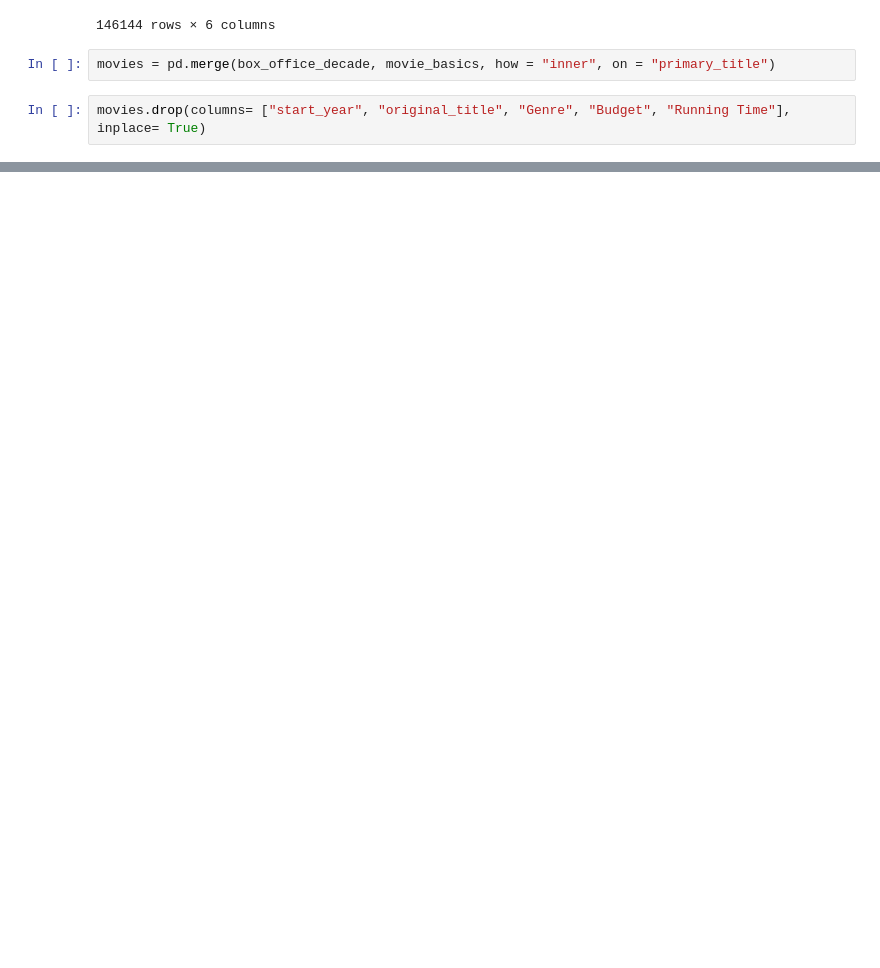
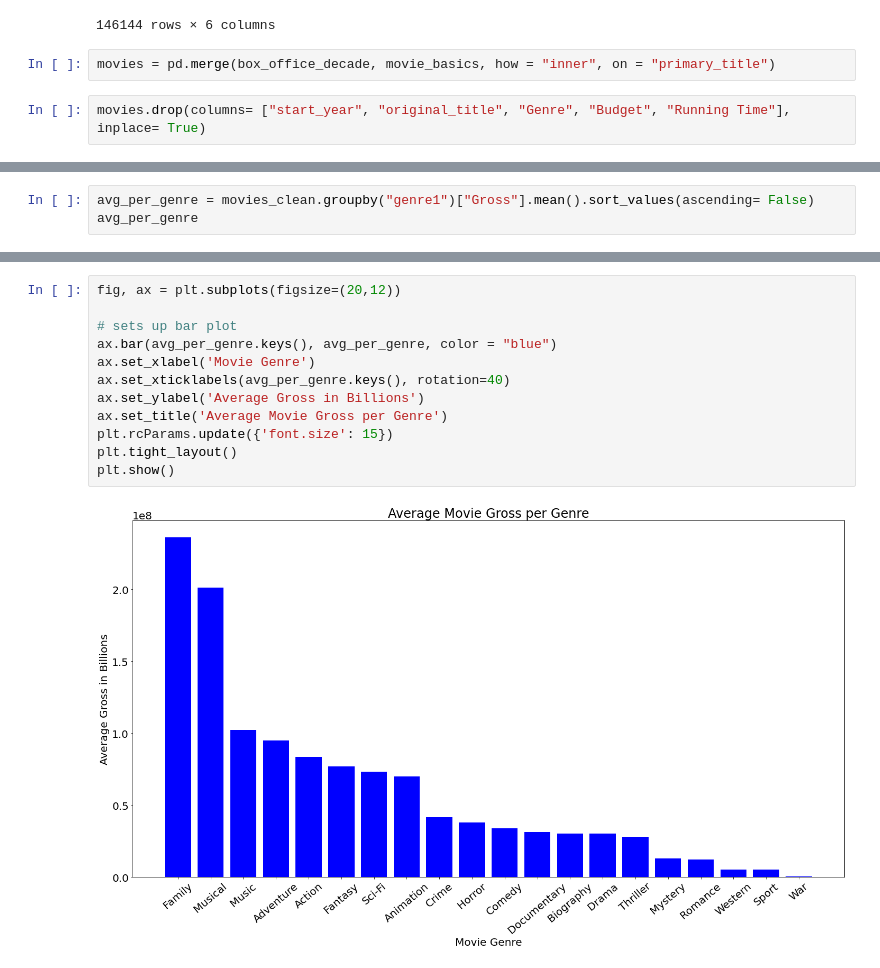
Before and after one commit to pedrov718/box_office_project, a Jupyter notebook: phase1_project.ipynb, the cells around one changed output, grey strips where cells are left out. Cells and saved outputs as stored; diff of their text form; blank space fills up the shorter version.

```diff
--- a/phase1_project.ipynb
+++ b/phase1_project.ipynb
@@ -116,0 +206,3 @@ movies.sample(10)
+# %%
+avg_per_genre = movies_clean.groupby("genre1")["Gross"].mean().sort_values(ascending= False)
+avg_per_genre
@@ -116,0 +227,14 @@ movies.sample(10)
+# %%
+fig, ax = plt.subplots(figsize=(20,12))
+
+# sets up bar plot
+ax.bar(avg_per_genre.keys(), avg_per_genre, color = "blue")
+ax.set_xlabel('Movie Genre')
+ax.set_xticklabels(avg_per_genre.keys(), rotation=40)
+ax.set_ylabel('Average Gross in Billions')
+ax.set_title('Average Movie Gross per Genre')
+plt.rcParams.update({'font.size': 15})
+plt.tight_layout()
+plt.show()
+# %% [output]
+[figure, added]
```
Also changed, not shown: parts of 12 cells of this notebook, 2 other files.
